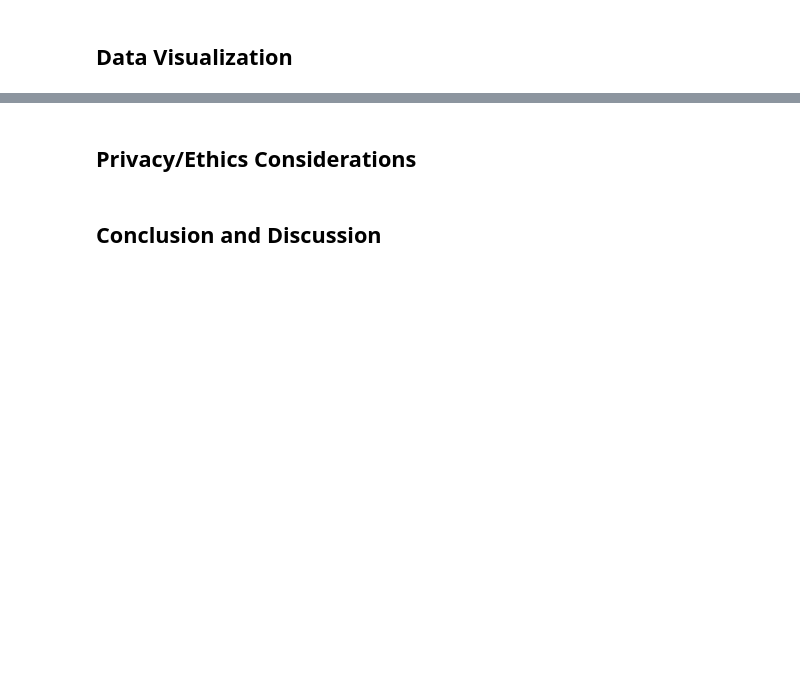
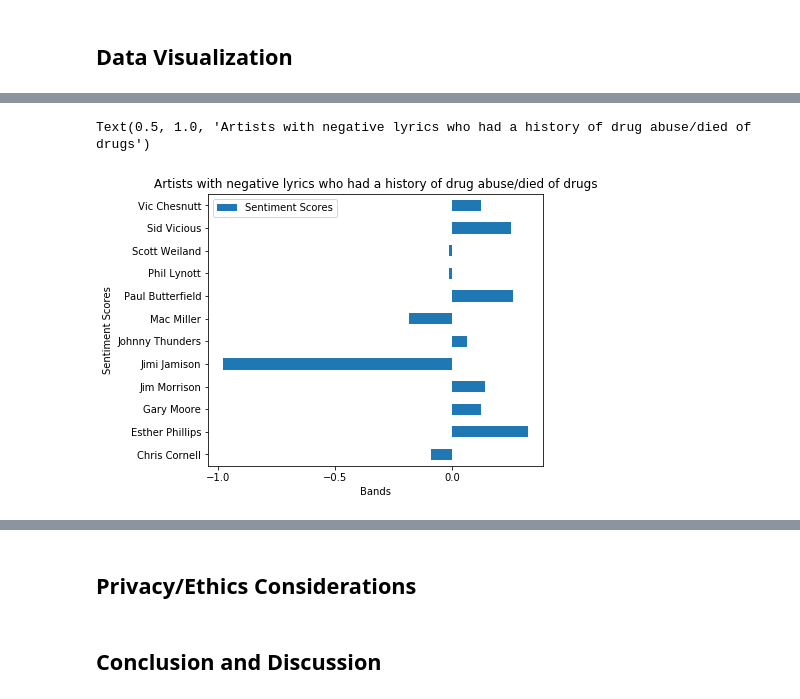
Before and after one commit to kachiem/COGS108_final, a Jupyter notebook: FinalProject.ipynb, the cells around one changed output, grey strips where cells are left out. Saved outputs shown, nothing was run; the diff lists cells and outputs as text; code cells hidden in the pictures; blank space fills up the shorter version.

```diff
--- a/FinalProject.ipynb
+++ b/FinalProject.ipynb
@@ -500,0 +549,36 @@ df.head()
+# %%
+sS = sentimentScores
+PA = pd.DataFrame(index=["Chris Cornell",
+                         "Esther Phillips",
+                         "Gary Moore",
+                         "Jim Morrison",
+                         "Jimi Jamison",
+                         "Johnny Thunders",
+                         "Mac Miller",
+                         "Paul Butterfield",
+                         "Phil Lynott",
+                         "Scott Weiland",
+                         "Sid Vicious",
+                         "Vic Chesnutt"],
+                  columns=["Sentiment Scores"])
+PA.iloc[0] = sS.loc['Chris Cornell', 'score']
+PA.iloc[1] = sS.loc['Esther Phillips', 'score']
+PA.iloc[2] = sS.loc['Gary Moore', 'score']
+PA.iloc[3] = sS.loc['Jim Morrison', 'score']
+PA.iloc[4] = sS.loc['Jimi Jamison', 'score']
+PA.iloc[5] = sS.loc['Johnny Thunders', 'score']
+PA.iloc[6] = sS.loc['Mac Miller', 'score']
+PA.iloc[7] = sS.loc['Paul Butterfield', 'score']
+PA.iloc[8] = sS.loc['Phil Lynott', 'score']
+PA.iloc[9] = sS.loc['Scott Weiland', 'score']
+PA.iloc[10] = sS.loc['Sid Vicious', 'score']
+PA.iloc[11] = sS.loc['Vic Chesnutt', 'score']
+
+PA.plot(kind="barh", figsize=(6, 5), fontsize=10)
+plt.xlabel('Bands')
+plt.ylabel('Sentiment Scores')
+
+plt.title('Artists with negative lyrics who had a history of drug abuse/died of drugs')
+# %% [output]
+Text(0.5, 1.0, 'Artists with negative lyrics who had a history of drug abuse/died of drugs')
+[figure, added]
```
Also changed, not shown: parts of 17 cells of this notebook.
